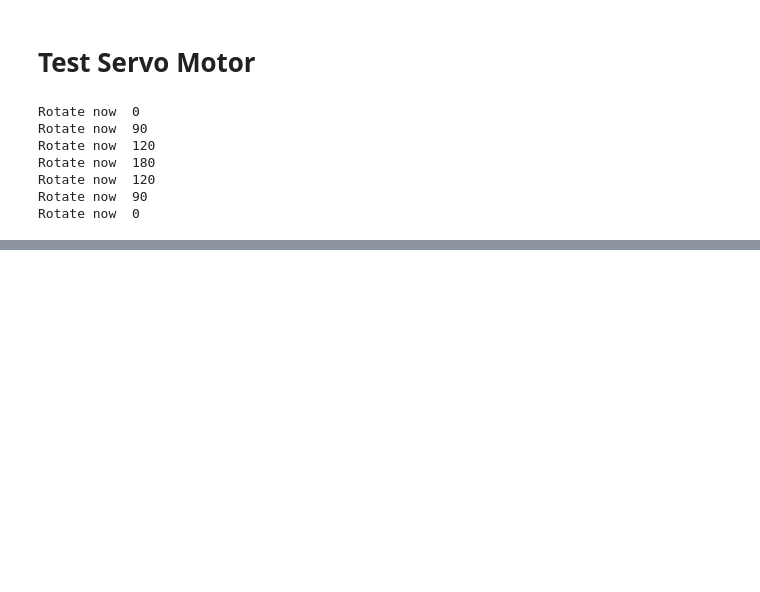
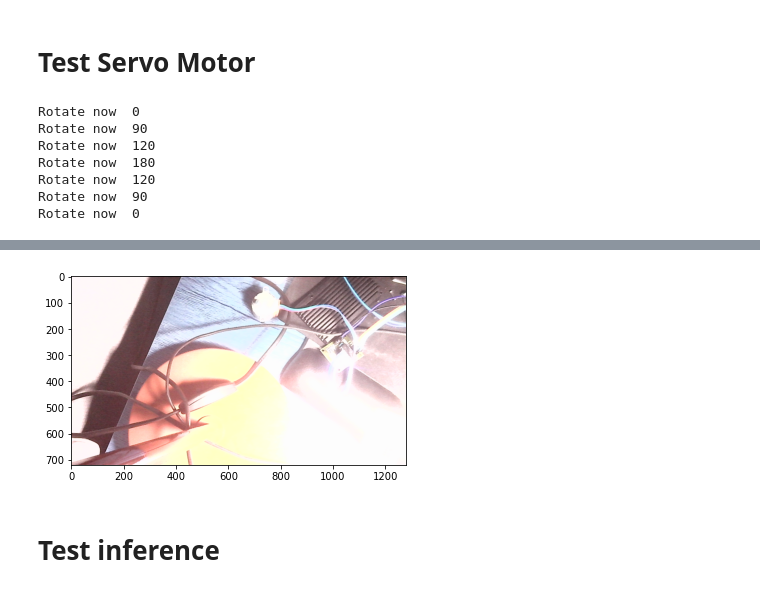
Before and after one commit to jeonghyun-kim-jake/AutoPanningLab, a Jupyter notebook: solution/Control/python/Module test.ipynb, the cells around one changed output, grey strips where cells are left out. Cells and saved outputs as stored; diff of their text form; code cells hidden in the pictures; blank space fills up the shorter version.

Commit message:
Support camera capture handler

```diff
--- a/solution/Control/python/Module test.ipynb
+++ b/solution/Control/python/Module test.ipynb
@@ -214,0 +248,32 @@ Rotate now  0
+# %%
+import cv2
+import matplotlib.pyplot as plt
+
+# Open the first webcam device
+capture = cv2.VideoCapture(0)
+
+# Check if the webcam is opened correctly
+if not capture.isOpened():
+    print("Cannot open camera")
+    exit()
+
+# Read a frame from the webcam
+ret, frame = capture.read()
+
+# Check if the frame is empty
+if not ret:
+    print("Failed to read")
+    exit()
+
+# Display the frame
+# cv2.imshow("Webcam", frame)
+plt.imshow(frame)
+plt.show()
+
+# Release the webcam and destroy all windows
+capture.release()
+cv2.destroyAllWindows()
+# %% [output]
+[figure, added]
+# %% [markdown]
+# Test inference
```
Also changed, not shown: parts of 5 cells of this notebook, 10 other files.
